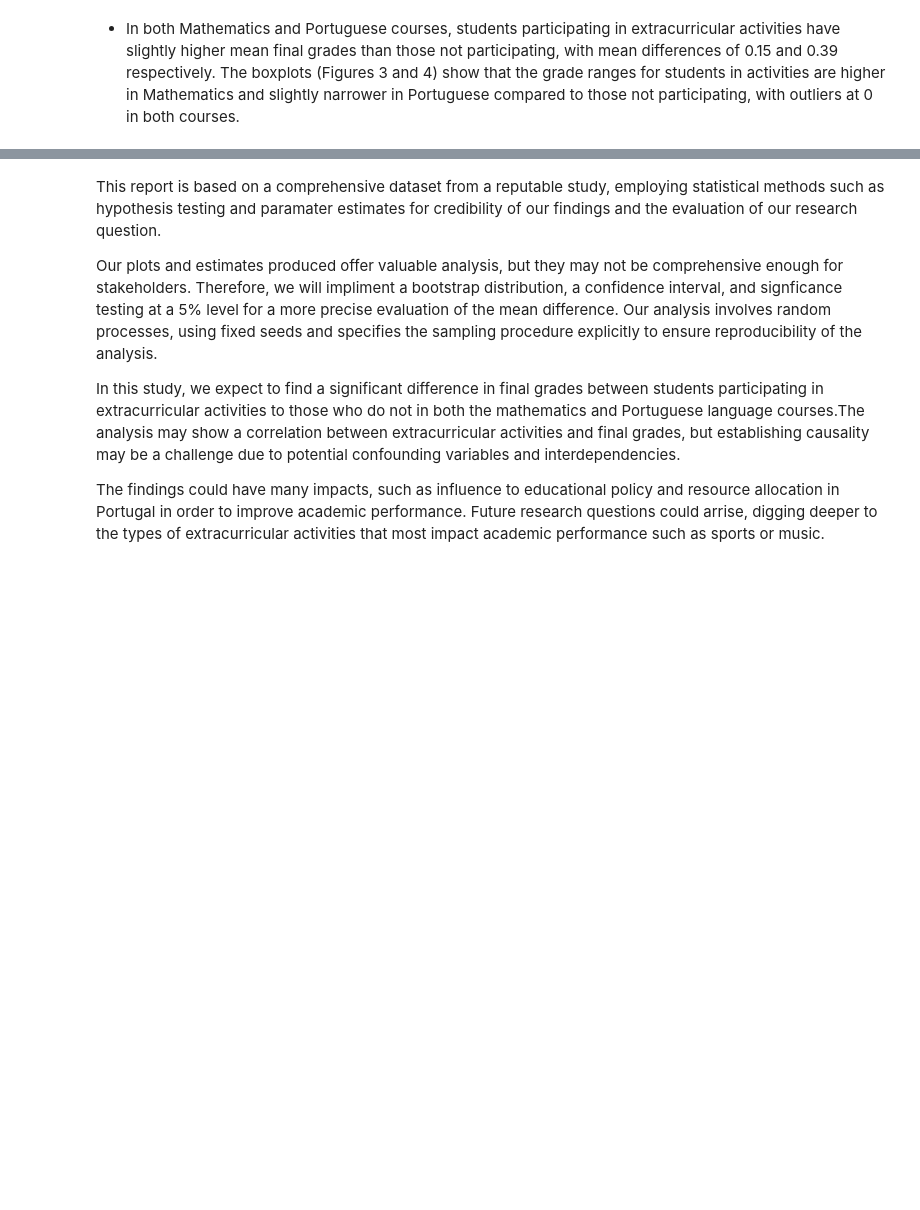
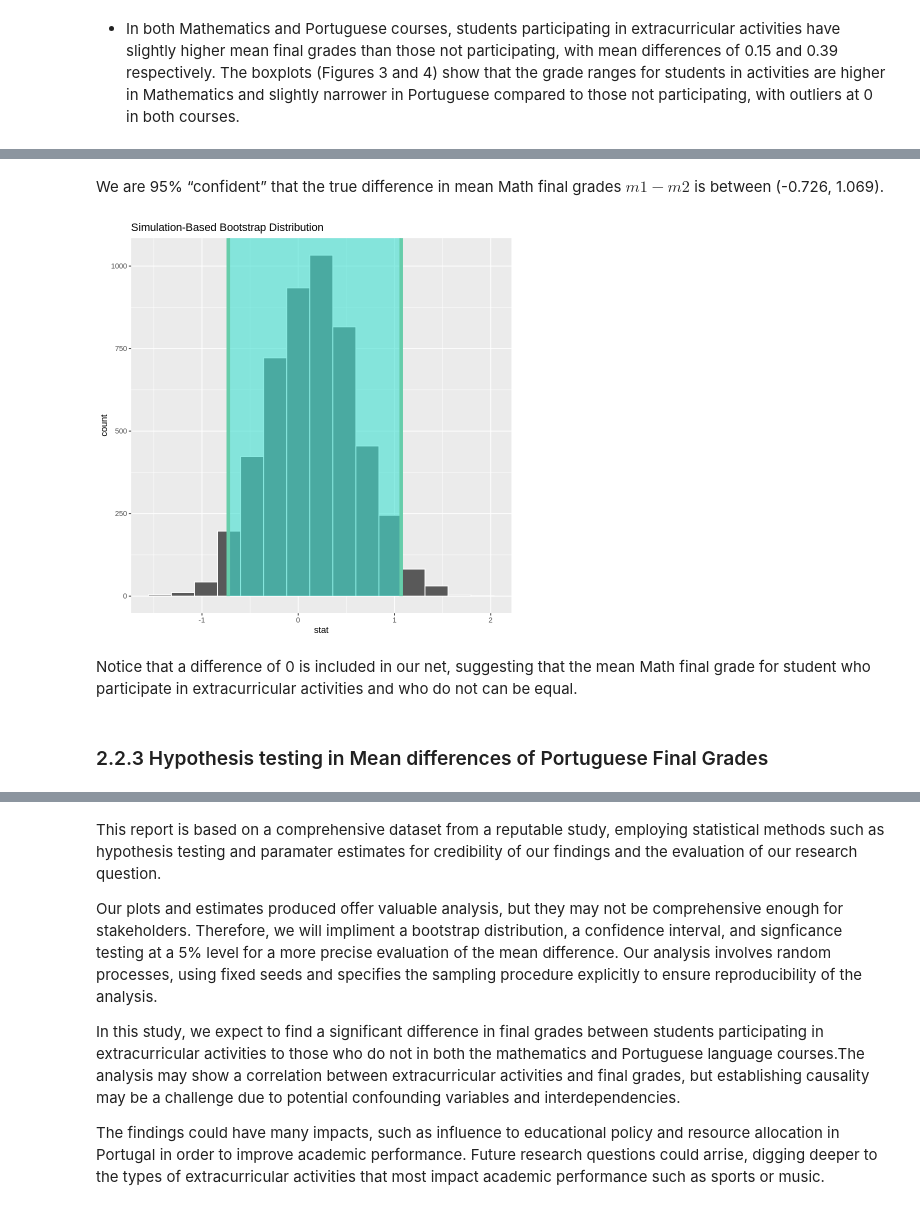
Before and after one commit to Nariman-av/STAT-201-Group-13, a Jupyter notebook: project_proposal_13.ipynb, the cells around one changed output, grey strips where cells are left out. Saved outputs shown, nothing was run; the diff lists cells and outputs as text; code cells hidden in the pictures; blank space fills up the shorter version.

```diff
--- a/project_proposal_13.ipynb
+++ b/project_proposal_13.ipynb
@@ -304,0 +377,5 @@ Table 4
+# %%
+percentile_ci_mat <- bootstrap_distribution_mat %>%
+  get_confidence_interval(level = 0.95, type = "percentile")
+
+percentile_ci_mat
@@ -304,0 +387,11 @@ Table 4
+# %% [markdown]
+We are 95% “confident” that the true difference in mean Math final grades $m1 - m2$ is between (-0.726, 1.069).
+# %%
+visualize(bootstrap_distribution_mat) +
+  shade_confidence_interval(endpoints = percentile_ci_mat)
+# %% [output]
+[figure, added]
+# %% [markdown]
+Notice that a difference of 0 is included in our net, suggesting that the mean Math final grade for student who participate in extracurricular activities and who do not can be equal.
+# %% [markdown]
+### 2.2.3 Hypothesis testing in Mean differences of Portuguese Final Grades
```
Also changed, not shown: parts of 34 cells of this notebook.
